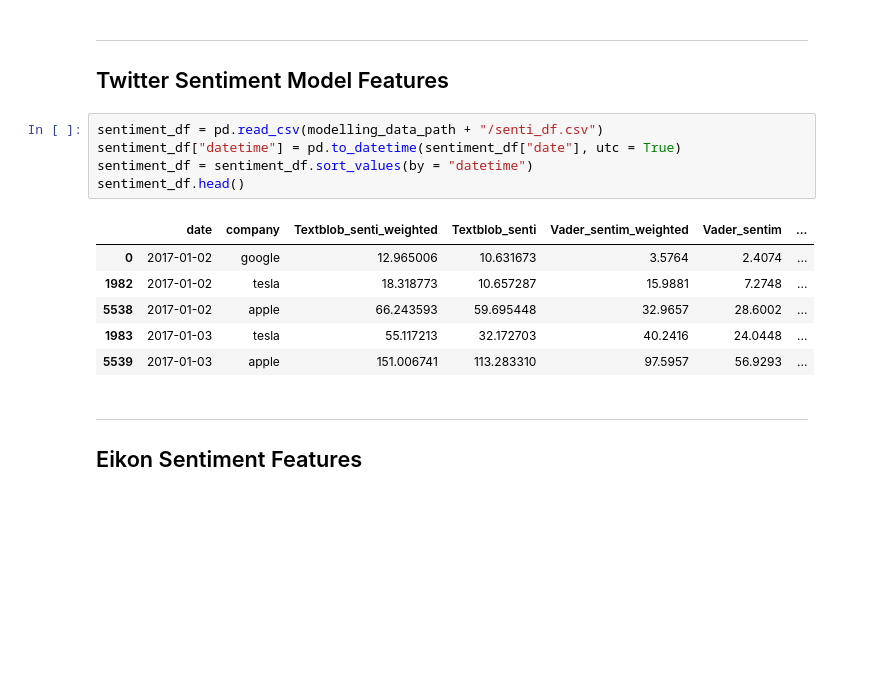
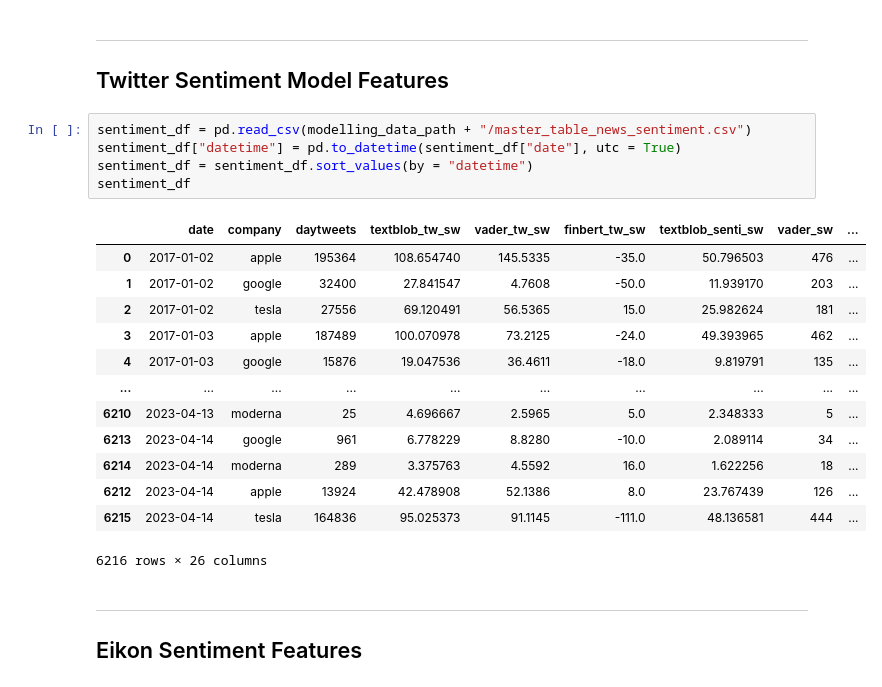
Before and after one commit to Diegozu97/thesis_code, a Jupyter notebook: 05_data_prep.ipynb, the cells around one changed output. Saved outputs shown, nothing was run; the diff lists cells and outputs as text; blank space fills up the shorter version.

```diff
--- a/05_data_prep.ipynb
+++ b/05_data_prep.ipynb
@@ -93,17 +91,24 @@ fama_french_feat_df.head(3)
 ---
 ## Twitter Sentiment Model Features
 # %%
-sentiment_df = pd.read_csv(modelling_data_path + "/senti_df.csv")
+sentiment_df = pd.read_csv(modelling_data_path + "/master_table_news_sentiment.csv")
 sentiment_df["datetime"] = pd.to_datetime(sentiment_df["date"], utc = True)
 sentiment_df = sentiment_df.sort_values(by = "datetime")
-sentiment_df.head()
+sentiment_df
 # %% [output]
-|  | date | company | Textblob_senti_weighted | Textblob_senti | Vader_sentim_weighted | Vader_sentim | ... |
-| 0 | 2017-01-02 | google | 12.965006 | 10.631673 | 3.5764 | 2.4074 | ... |
-| 1982 | 2017-01-02 | tesla | 18.318773 | 10.657287 | 15.9881 | 7.2748 | ... |
-| 5538 | 2017-01-02 | apple | 66.243593 | 59.695448 | 32.9657 | 28.6002 | ... |
-| 1983 | 2017-01-03 | tesla | 55.117213 | 32.172703 | 40.2416 | 24.0448 | ... |
-| 5539 | 2017-01-03 | apple | 151.006741 | 113.283310 | 97.5957 | 56.9293 | ... |
+|  | date | company | daytweets | textblob_tw_sw | vader_tw_sw | finbert_tw_sw | textblob_senti_sw | vader_sw | ... |
+| 0 | 2017-01-02 | apple | 195364 | 108.654740 | 145.5335 | -35.0 | 50.796503 | 476 | ... |
+| 1 | 2017-01-02 | google | 32400 | 27.841547 | 4.7608 | -50.0 | 11.939170 | 203 | ... |
+| 2 | 2017-01-02 | tesla | 27556 | 69.120491 | 56.5365 | 15.0 | 25.982624 | 181 | ... |
+| 3 | 2017-01-03 | apple | 187489 | 100.070978 | 73.2125 | -24.0 | 49.393965 | 462 | ... |
+| 4 | 2017-01-03 | google | 15876 | 19.047536 | 36.4611 | -18.0 | 9.819791 | 135 | ... |
+| ... | ... | ... | ... | ... | ... | ... | ... | ... | ... |
+| 6210 | 2023-04-13 | moderna | 25 | 4.696667 | 2.5965 | 5.0 | 2.348333 | 5 | ... |
+| 6213 | 2023-04-14 | google | 961 | 6.778229 | 8.8280 | -10.0 | 2.089114 | 34 | ... |
+| 6214 | 2023-04-14 | moderna | 289 | 3.375763 | 4.5592 | 16.0 | 1.622256 | 18 | ... |
+| 6212 | 2023-04-14 | apple | 13924 | 42.478908 | 52.1386 | 8.0 | 23.767439 | 126 | ... |
+| 6215 | 2023-04-14 | tesla | 164836 | 95.025373 | 91.1145 | -111.0 | 48.136581 | 444 | ... |
+6216 rows × 26 columns
 # %% [markdown]
 ---
 ## Eikon Sentiment  Features
```
Also changed, not shown: parts of 30 cells of this notebook, 4 other files.
